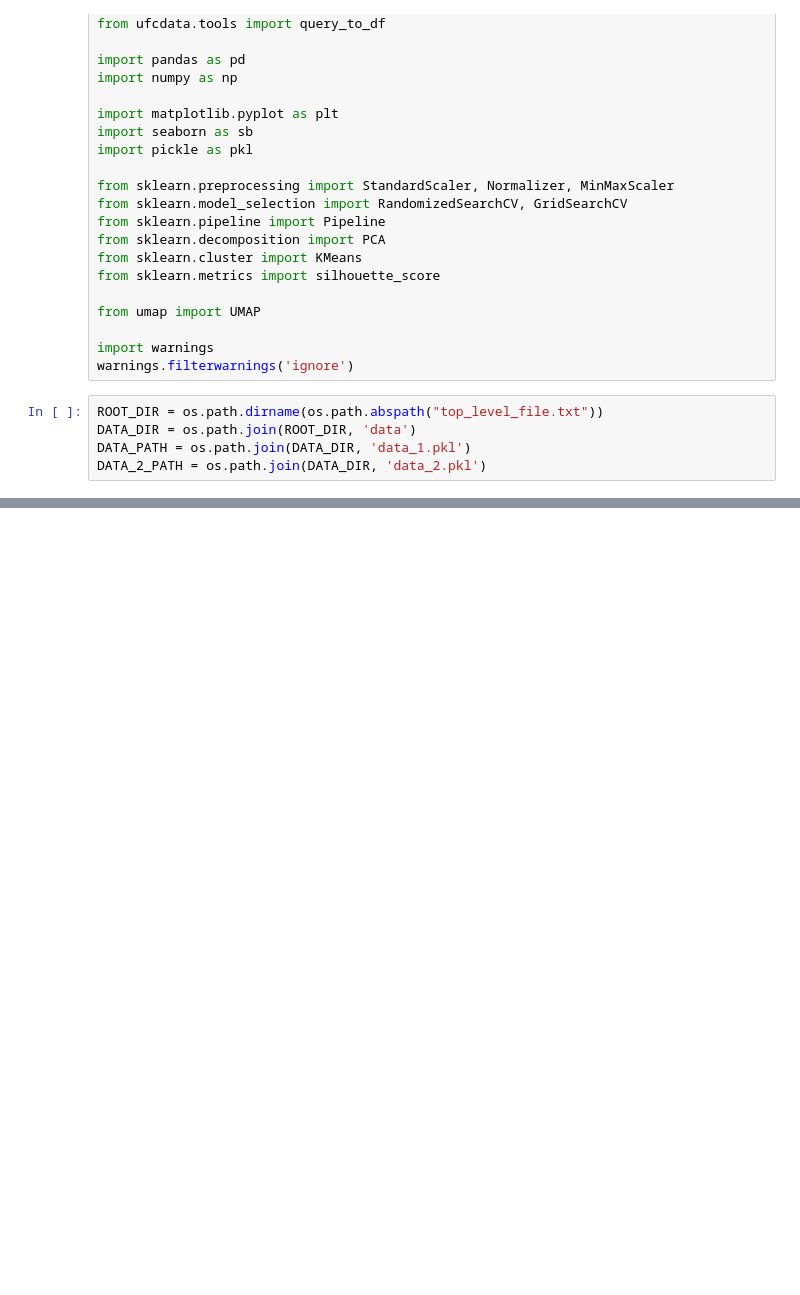
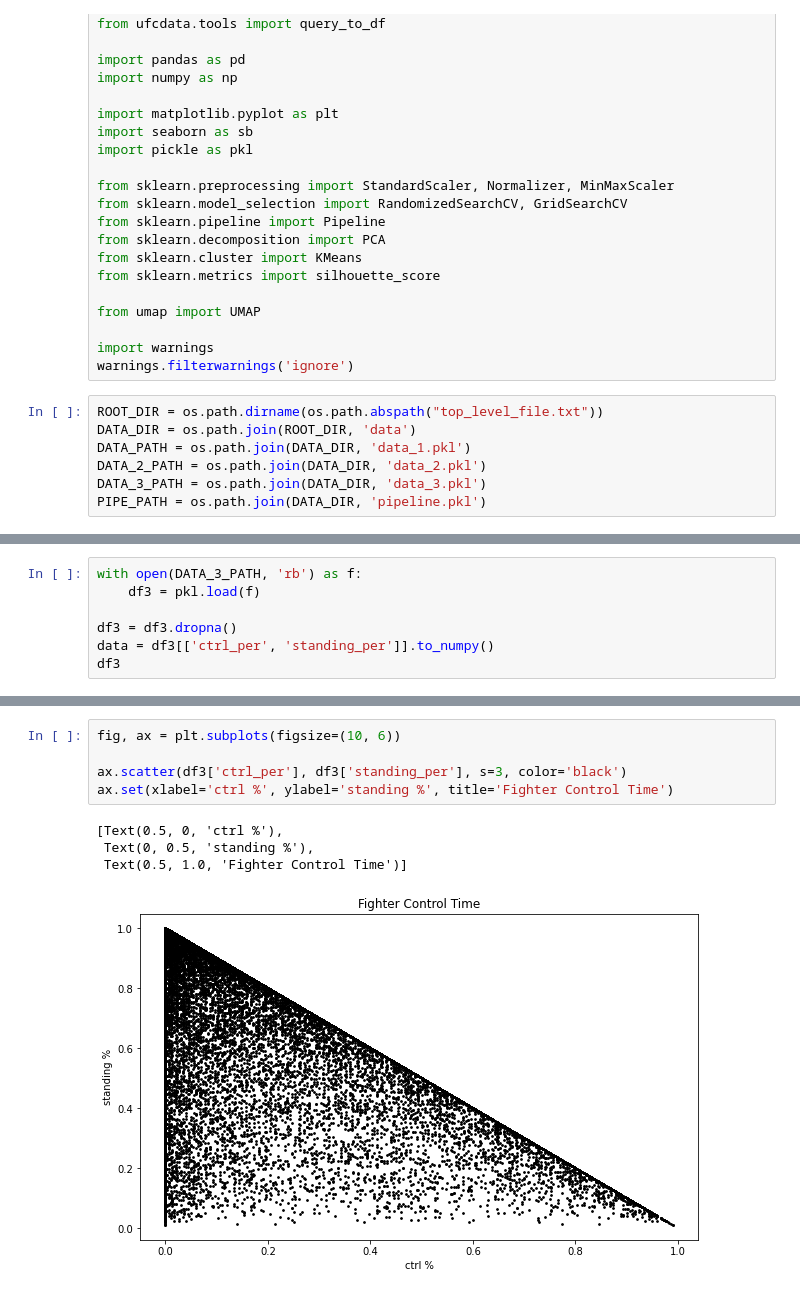
Before and after one commit to neelgokhale/UFCData-Project, a Jupyter notebook: code/UMAP.ipynb, the cells around one changed output, grey strips where cells are left out. Drawn from its saved outputs; the diff is of its cells as text; blank space fills up the shorter version.

```diff
--- a/code/UMAP.ipynb
+++ b/code/UMAP.ipynb
@@ -27,6 +27,8 @@ ROOT_DIR = os.path.dirname(os.path.abspath("top_level_file.txt"))
 DATA_DIR = os.path.join(ROOT_DIR, 'data')
 DATA_PATH = os.path.join(DATA_DIR, 'data_1.pkl')
 DATA_2_PATH = os.path.join(DATA_DIR, 'data_2.pkl')
+DATA_3_PATH = os.path.join(DATA_DIR, 'data_3.pkl')
+PIPE_PATH = os.path.join(DATA_DIR, 'pipeline.pkl')
 # %%
 with open(DATA_2_PATH, 'rb') as f:
     df = pkl.load(f)
@@ -115,0 +173,7 @@ best
+# %%
+with open(DATA_3_PATH, 'rb') as f:
+    df3 = pkl.load(f)
+
+df3 = df3.dropna()
+data = df3[['ctrl_per', 'standing_per']].to_numpy()
+df3
@@ -115,0 +194,10 @@ best
+# %%
+fig, ax = plt.subplots(figsize=(10, 6))
+
+ax.scatter(df3['ctrl_per'], df3['standing_per'], s=3, color='black')
+ax.set(xlabel='ctrl %', ylabel='standing %', title='Fighter Control Time')
+# %% [output]
+[Text(0.5, 0, 'ctrl %'),
+ Text(0, 0.5, 'standing %'),
+ Text(0.5, 1.0, 'Fighter Control Time')]
+[figure, added]
```
Also changed, not shown: parts of 17 cells of this notebook, 6 other files.
